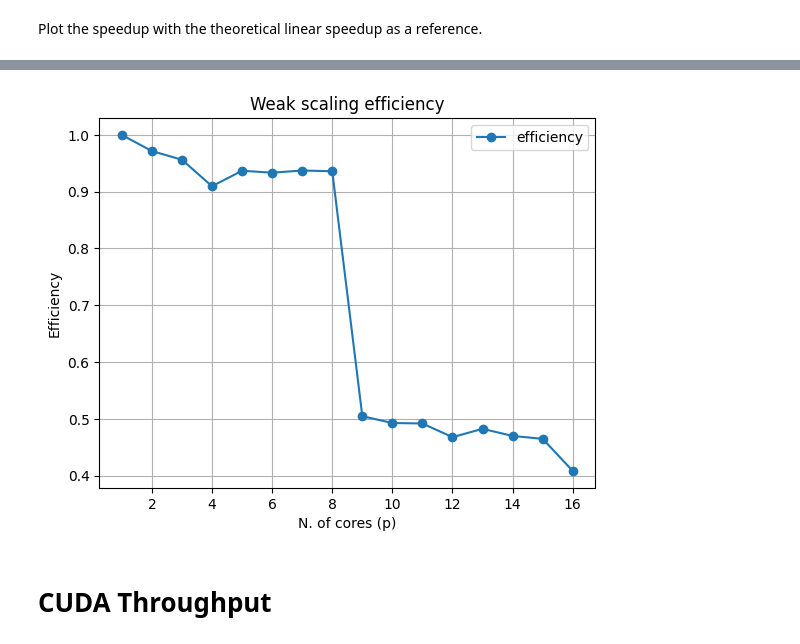
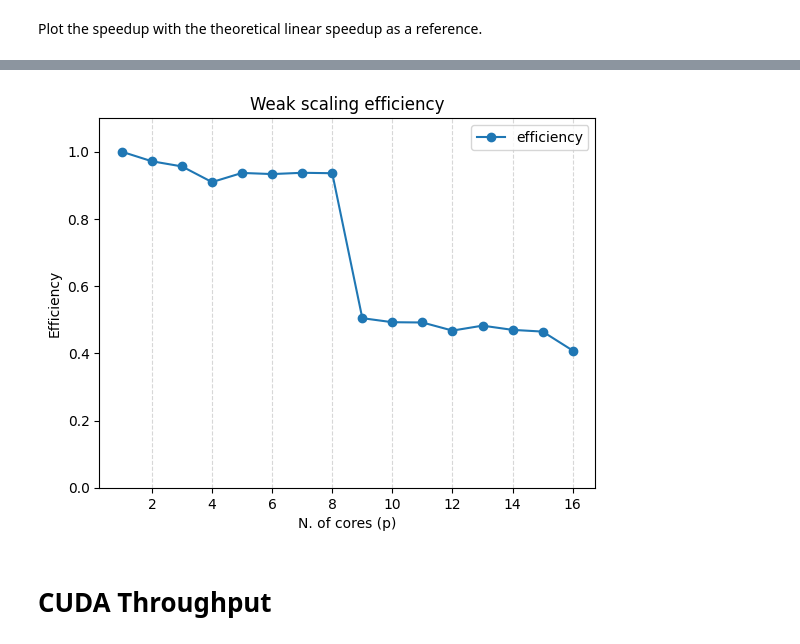
Before and after one commit to MatteoFasulo/Multi-layer-Neural-Network, a Jupyter notebook: scalings.ipynb, the cells around one changed output, grey strips where cells are left out. Saved outputs shown, nothing was run; the diff lists cells and outputs as text; code cells hidden in the pictures.

```diff
--- a/scalings.ipynb
+++ b/scalings.ipynb
@@ -77,12 +78,12 @@ plt.show()
 # %%
-weak_scaling_df.plot(x='p', y='efficiency', title='Weak scaling efficiency', marker='o')
+weak_scaling_df.plot(x='p', y='efficiency', title='Weak scaling efficiency', marker='o', ylim=(0, 1.1))
 plt.xlabel('N. of cores (p)')
 plt.ylabel('Efficiency')
 plt.legend()
-plt.grid()
+plt.grid(axis='x', linestyle='--', alpha=0.5)
 plt.savefig(f'img{os.sep}weak_scaling_efficiency.svg', format='svg')
 plt.show()
 # %% [output]
-[figure, old version]
+[figure, new version]
 # %% [markdown]
 # CUDA Throughput
```
Also changed, not shown: parts of 12 cells of this notebook, 18 other files.
